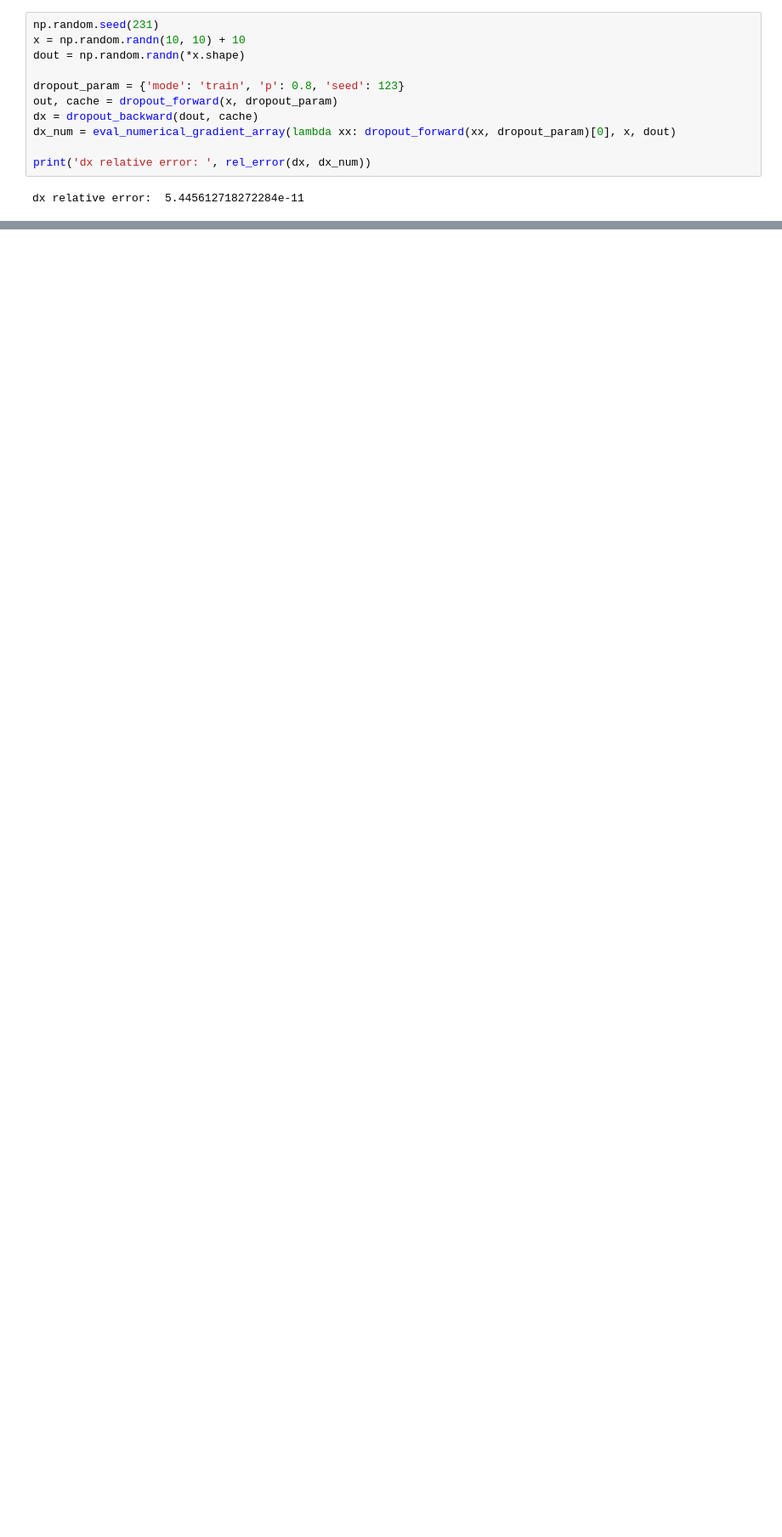
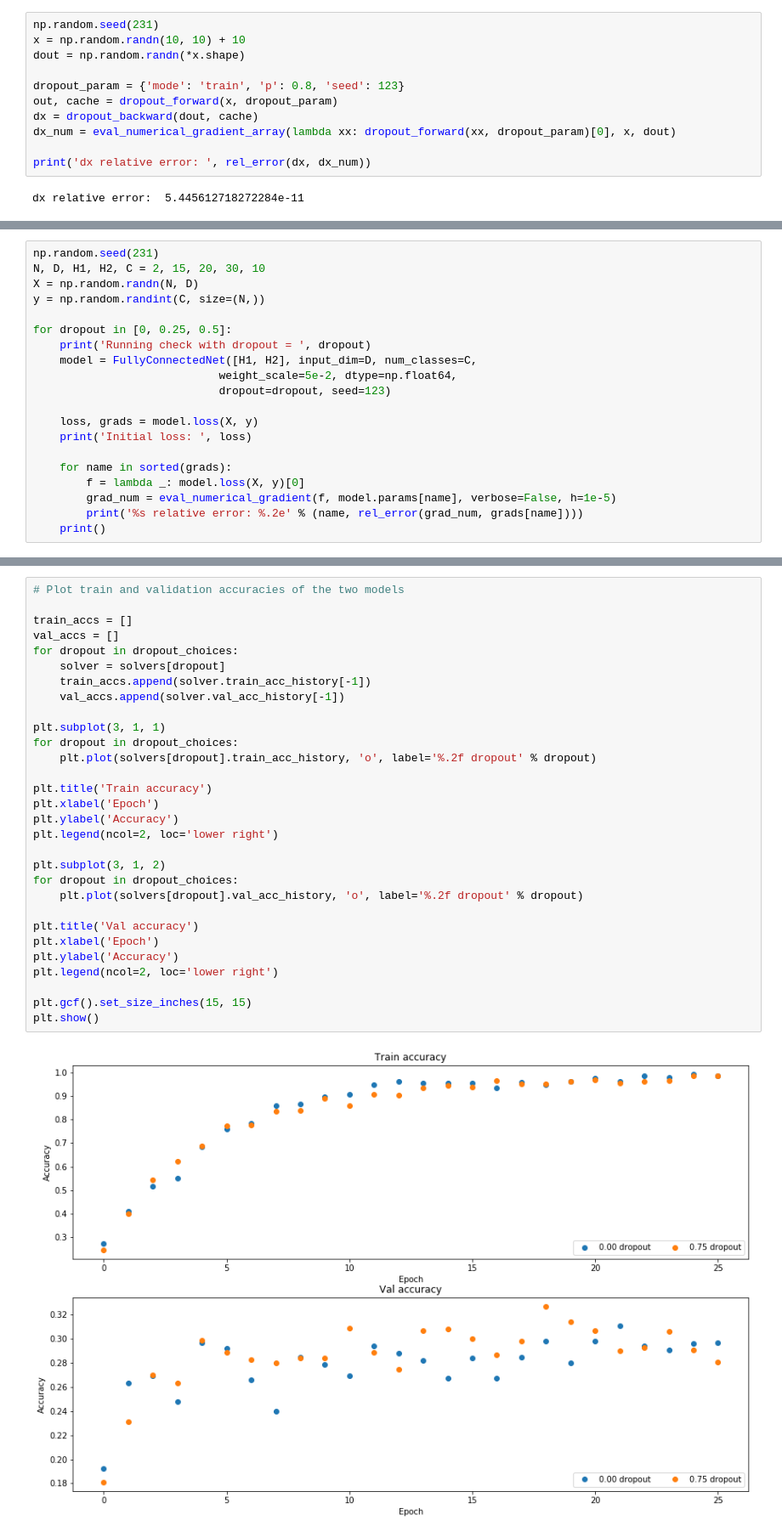
Before and after one commit to HosseinEbrahimiK/CS231-Stanford-Spring-2017-Assignment-Solutions, a Jupyter notebook: Assignment2/Dropout/Dropout.ipynb, the cells around one changed output, grey strips where cells are left out. Shown at 85% size. Cells and saved outputs as stored; diff of their text form; blank space fills up the shorter version.

Commit message:
cs231n file added & dropout completed

```diff
--- a/Assignment2/Dropout/Dropout.ipynb
+++ b/Assignment2/Dropout/Dropout.ipynb
@@ -145,0 +98,20 @@ dx relative error:  5.445612718272284e-11
+# %%
+np.random.seed(231)
+N, D, H1, H2, C = 2, 15, 20, 30, 10
+X = np.random.randn(N, D)
+y = np.random.randint(C, size=(N,))
+
+for dropout in [0, 0.25, 0.5]:
+    print('Running check with dropout = ', dropout)
+    model = FullyConnectedNet([H1, H2], input_dim=D, num_classes=C,
+                            weight_scale=5e-2, dtype=np.float64,
+                            dropout=dropout, seed=123)
+
+    loss, grads = model.loss(X, y)
+    print('Initial loss: ', loss)
+
+    for name in sorted(grads):
+        f = lambda _: model.loss(X, y)[0]
+        grad_num = eval_numerical_gradient(f, model.params[name], verbose=False, h=1e-5)
+        print('%s relative error: %.2e' % (name, rel_error(grad_num, grads[name])))
+    print()
@@ -145,0 +183,32 @@ dx relative error:  5.445612718272284e-11
+# %%
+# Plot train and validation accuracies of the two models
+
+train_accs = []
+val_accs = []
+for dropout in dropout_choices:
+    solver = solvers[dropout]
+    train_accs.append(solver.train_acc_history[-1])
+    val_accs.append(solver.val_acc_history[-1])
+
+plt.subplot(3, 1, 1)
+for dropout in dropout_choices:
+    plt.plot(solvers[dropout].train_acc_history, 'o', label='%.2f dropout' % dropout)
+
+plt.title('Train accuracy')
+plt.xlabel('Epoch')
+plt.ylabel('Accuracy')
+plt.legend(ncol=2, loc='lower right')
+
+plt.subplot(3, 1, 2)
+for dropout in dropout_choices:
+    plt.plot(solvers[dropout].val_acc_history, 'o', label='%.2f dropout' % dropout)
+
+plt.title('Val accuracy')
+plt.xlabel('Epoch')
+plt.ylabel('Accuracy')
+plt.legend(ncol=2, loc='lower right')
+
+plt.gcf().set_size_inches(15, 15)
+plt.show()
+# %% [output]
+[figure, added]
```
Also changed, not shown: parts of 16 cells of this notebook, 17 other files.
